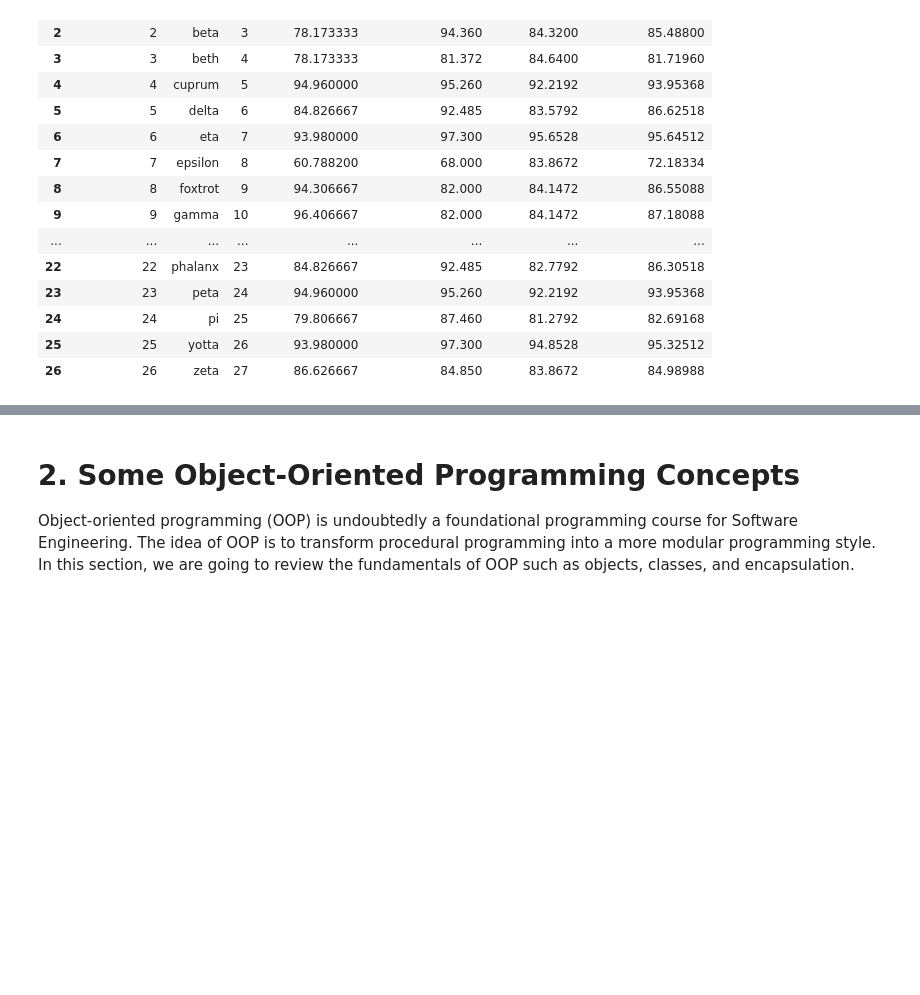
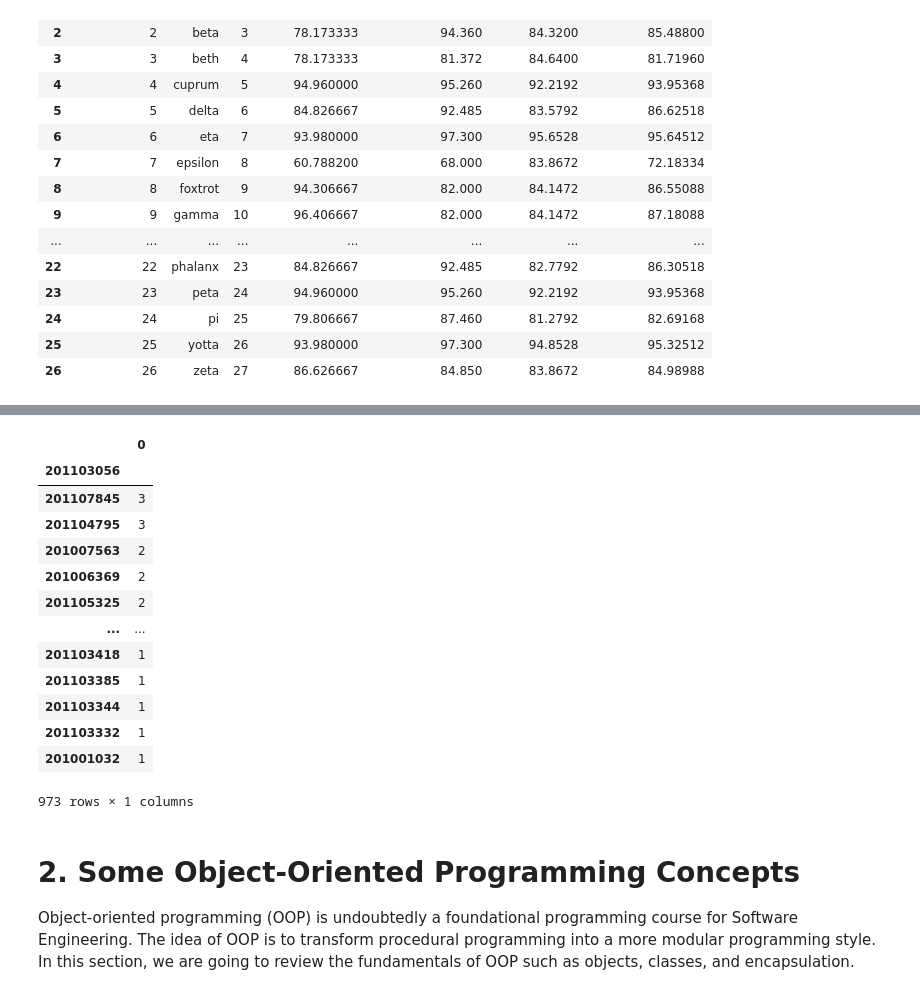
Before and after one commit to crystalreine/AIDA-Wagler, a Jupyter notebook: activities/01 - Software Engineering Concepts and Review/fund_aiml_01v1_2021.ipynb, the cells around one changed output, grey strips where cells are left out. Cells and saved outputs as stored; diff of their text form; code cells hidden in the pictures; blank space fills up the shorter version.

```diff
--- a/activities/01 - Software Engineering Concepts and Review/fund_aiml_01v1_2021.ipynb
+++ b/activities/01 - Software Engineering Concepts and Review/fund_aiml_01v1_2021.ipynb
@@ -465,3 +465,5 @@ pd.set_option('display.max_columns',10)
 pd.set_option('display.max_rows',10)
 # %%
 ### CODE HERE: TASK 3 NUMBER 2 ###
+classlists_df = pd.read_excel('classlists.xlsx', sheet_name=['class1','class2'])
+classlists_df
@@ -468,3 +488,25 @@ pd.set_option('display.max_rows',10)
+# %%
+def get_similar_students(df):
+  df_counts = df['class2'].value_counts()
+  df = pd.DataFrame(df_counts)
+  return df
+# %%
+get_similar_students(classlists_df)
+# %% [output]
+|  | 0 |
+| 201103056 |  |
+| 201107845 | 3 |
+| 201104795 | 3 |
+| 201007563 | 2 |
+| 201006369 | 2 |
+| 201105325 | 2 |
+| ... | ... |
+| 201103418 | 1 |
+| 201103385 | 1 |
+| 201103344 | 1 |
+| 201103332 | 1 |
+| 201001032 | 1 |
+973 rows × 1 columns
 # %% [markdown]
 # 2. Some Object-Oriented Programming Concepts
 
```
Also changed, not shown: parts of 1 cell of this notebook.
